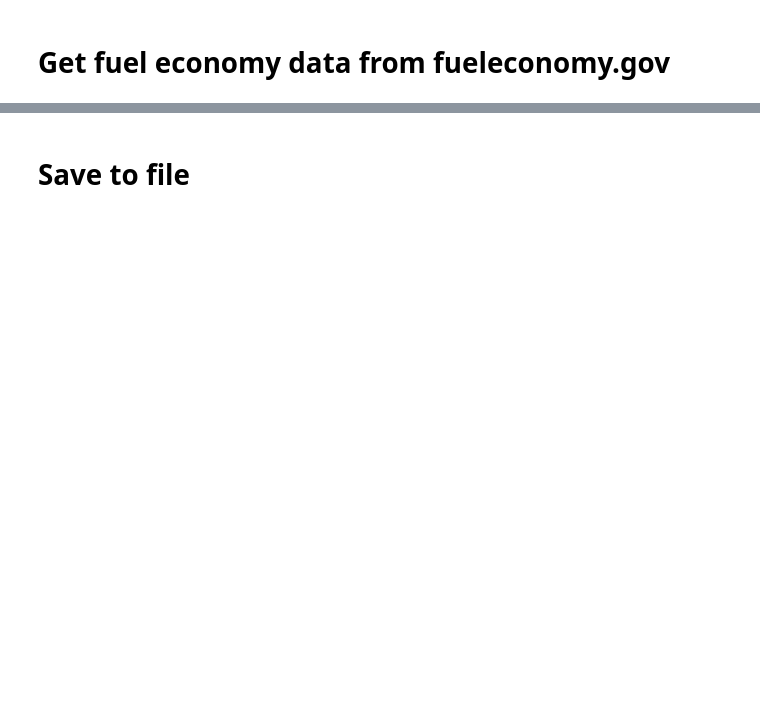
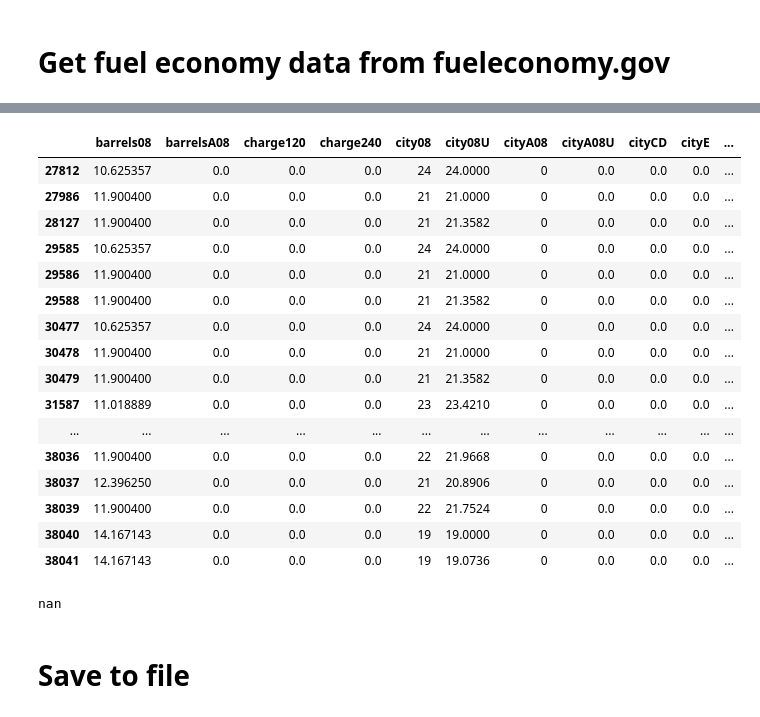
Before and after one commit to lucymli/CarSearch, a Jupyter notebook: 2022 Car Purchase.ipynb, the cells around one changed output, grey strips where cells are left out. Cells and saved outputs as stored; diff of their text form; code cells hidden in the pictures; blank space fills up the shorter version.

```diff
--- a/2022 Car Purchase.ipynb
+++ b/2022 Car Purchase.ipynb
@@ -120,3 +288,28 @@ vehicle_cols = ["atvtype", "charge120", "charge240", "city08", "cityA08", "co2",
+# %%
+epadata_vehicles[(epadata_vehicles['make'].str.match('Acura', case=False)) &
+                 (epadata_vehicles['model'].str.match('TLX', case=False))]
+# %% [output]
+|  | barrels08 | barrelsA08 | charge120 | charge240 | city08 | city08U | cityA08 | cityA08U | cityCD | cityE | ... |
+| 27812 | 10.625357 | 0.0 | 0.0 | 0.0 | 24 | 24.0000 | 0 | 0.0 | 0.0 | 0.0 | ... |
+| 27986 | 11.900400 | 0.0 | 0.0 | 0.0 | 21 | 21.0000 | 0 | 0.0 | 0.0 | 0.0 | ... |
+| 28127 | 11.900400 | 0.0 | 0.0 | 0.0 | 21 | 21.3582 | 0 | 0.0 | 0.0 | 0.0 | ... |
+| 29585 | 10.625357 | 0.0 | 0.0 | 0.0 | 24 | 24.0000 | 0 | 0.0 | 0.0 | 0.0 | ... |
+| 29586 | 11.900400 | 0.0 | 0.0 | 0.0 | 21 | 21.0000 | 0 | 0.0 | 0.0 | 0.0 | ... |
+| 29588 | 11.900400 | 0.0 | 0.0 | 0.0 | 21 | 21.3582 | 0 | 0.0 | 0.0 | 0.0 | ... |
+| 30477 | 10.625357 | 0.0 | 0.0 | 0.0 | 24 | 24.0000 | 0 | 0.0 | 0.0 | 0.0 | ... |
+| 30478 | 11.900400 | 0.0 | 0.0 | 0.0 | 21 | 21.0000 | 0 | 0.0 | 0.0 | 0.0 | ... |
+| 30479 | 11.900400 | 0.0 | 0.0 | 0.0 | 21 | 21.3582 | 0 | 0.0 | 0.0 | 0.0 | ... |
+| 31587 | 11.018889 | 0.0 | 0.0 | 0.0 | 23 | 23.4210 | 0 | 0.0 | 0.0 | 0.0 | ... |
+| ... | ... | ... | ... | ... | ... | ... | ... | ... | ... | ... | ... |
+| 38036 | 11.900400 | 0.0 | 0.0 | 0.0 | 22 | 21.9668 | 0 | 0.0 | 0.0 | 0.0 | ... |
+| 38037 | 12.396250 | 0.0 | 0.0 | 0.0 | 21 | 20.8906 | 0 | 0.0 | 0.0 | 0.0 | ... |
+| 38039 | 11.900400 | 0.0 | 0.0 | 0.0 | 22 | 21.7524 | 0 | 0.0 | 0.0 | 0.0 | ... |
+| 38040 | 14.167143 | 0.0 | 0.0 | 0.0 | 19 | 19.0000 | 0 | 0.0 | 0.0 | 0.0 | ... |
+| 38041 | 14.167143 | 0.0 | 0.0 | 0.0 | 19 | 19.0736 | 0 | 0.0 | 0.0 | 0.0 | ... |
+# %%
+np.min([1.0, np.nan, 5.0])
+# %% [output]
+nan
 # %% [markdown]
 # Save to file
 # %%
```
Also changed, not shown: parts of 28 cells of this notebook.
